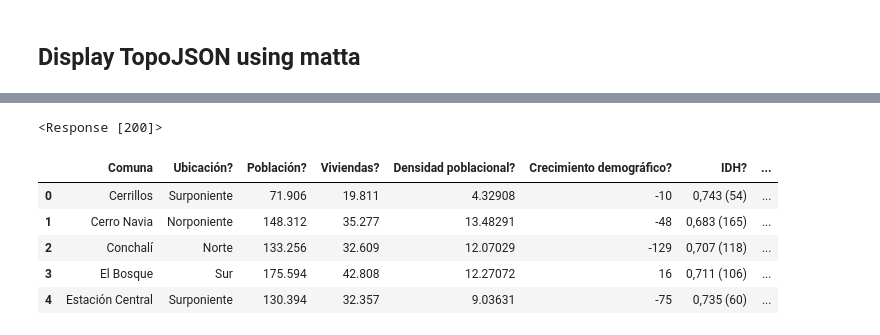
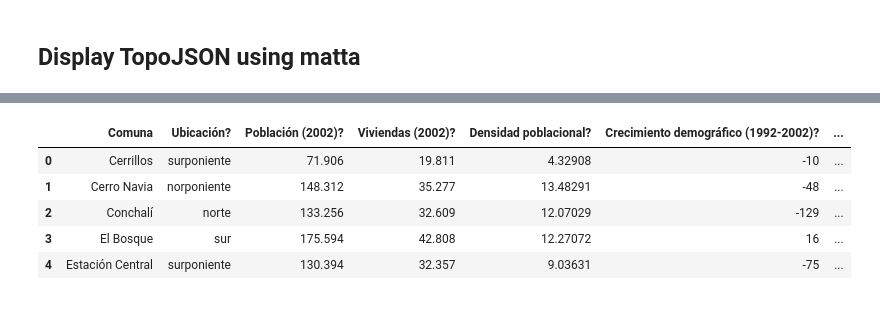
Before and after one commit to zorzalerrante/datagramas, a Jupyter notebook: examples/Let's Make a Map Too.ipynb, the cells around one changed output, grey strips where cells are left out. Cells and saved outputs as stored; diff of their text form; code cells hidden in the pictures.

```diff
--- a/examples/Let's Make a Map Too.ipynb
+++ b/examples/Let's Make a Map Too.ipynb
@@ -140,6 +149,12 @@ topojson(geometry=stgo)
 # %%
-import requests
-wikipage = requests.get('https://es.wikipedia.org/wiki/Anexo:Comunas_de_Santiago_de_Chile')
-wikipage
+import pandas as pd
+df = pd.read_html('https://es.wikipedia.org/wiki/Anexo:Comunas_de_Santiago_de_Chile',
+                  attrs={'class': 'sortable'}, header=0)[0]
+df.head()
 # %% [output]
-<Response [200]>
+|  | Comuna | Ubicación? | Población (2002)? | Viviendas (2002)? | Densidad poblacional? | Crecimiento demográfico (1992-2002)? | ... |
+| 0 | Cerrillos | surponiente | 71.906 | 19.811 | 4.32908 | -10 | ... |
+| 1 | Cerro Navia | norponiente | 148.312 | 35.277 | 13.48291 | -48 | ... |
+| 2 | Conchalí | norte | 133.256 | 32.609 | 12.07029 | -129 | ... |
+| 3 | El Bosque | sur | 175.594 | 42.808 | 12.27072 | 16 | ... |
+| 4 | Estación Central | surponiente | 130.394 | 32.357 | 9.03631 | -75 | ... |
@@ -149,12 +161 @@ wikipage
-# %%
-import pandas as pd
-df = pd.read_html(wikipage.text, attrs={'class': 'sortable'}, header=0)[0]
-df.head()
-# %% [output]
-|  | Comuna | Ubicación? | Población? | Viviendas? | Densidad poblacional? | Crecimiento demográfico? | IDH? | ... |
-| 0 | Cerrillos | Surponiente | 71.906 | 19.811 | 4.32908 | -10 | 0,743 (54) | ... |
-| 1 | Cerro Navia | Norponiente | 148.312 | 35.277 | 13.48291 | -48 | 0,683 (165) | ... |
-| 2 | Conchalí | Norte | 133.256 | 32.609 | 12.07029 | -129 | 0,707 (118) | ... |
-| 3 | El Bosque | Sur | 175.594 | 42.808 | 12.27072 | 16 | 0,711 (106) | ... |
-| 4 | Estación Central | Surponiente | 130.394 | 32.357 | 9.03631 | -75 | 0,735 (60) | ... |
 # %% [markdown]
```
Also changed, not shown: parts of 33 cells of this notebook, 25 other files.
